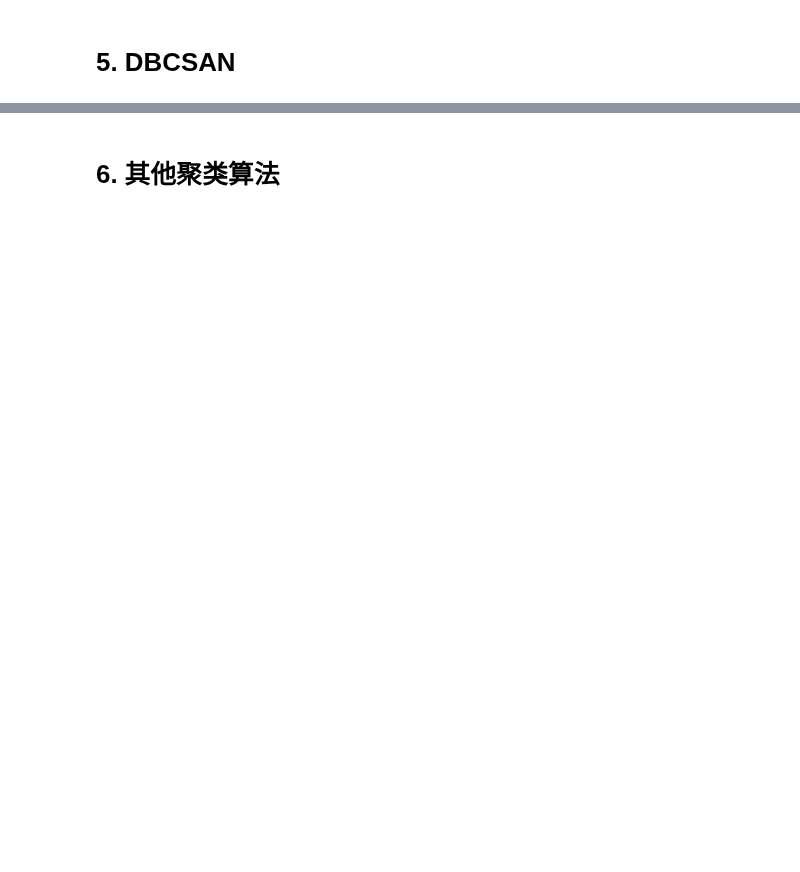
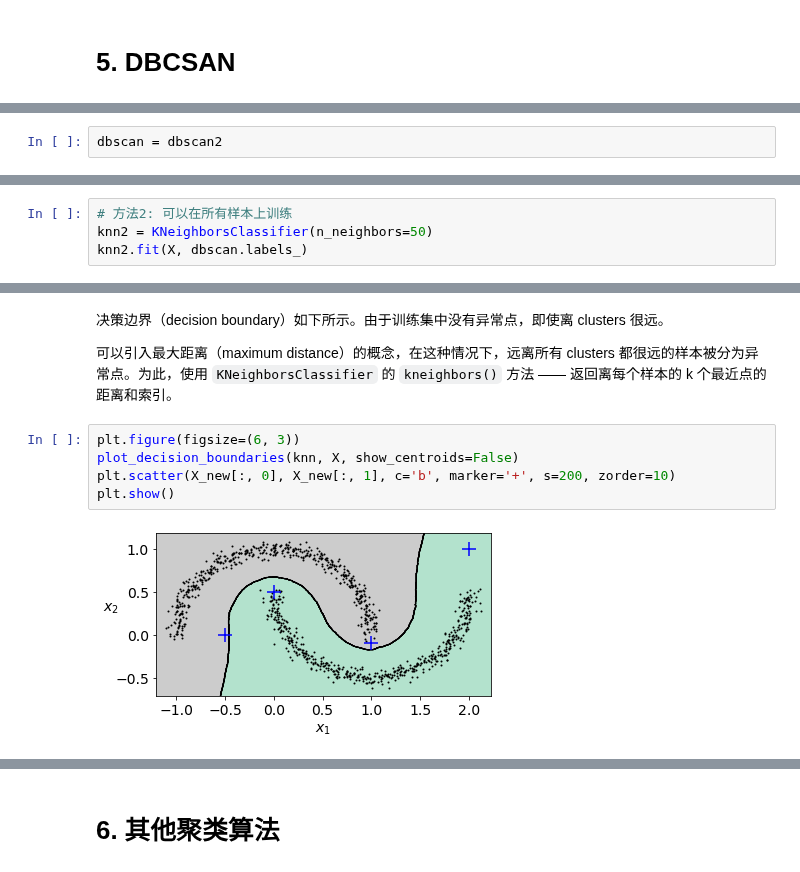
Before and after one commit to libingallin/handson_ml_2nd, a Jupyter notebook: chap09_unsupervised_learning/chap09_01_clustering.ipynb, the cells around one changed output, grey strips where cells are left out. Drawn from its saved outputs; the diff is of its cells as text; blank space fills up the shorter version.

```diff
--- a/chap09_unsupervised_learning/chap09_01_clustering.ipynb
+++ b/chap09_unsupervised_learning/chap09_01_clustering.ipynb
@@ -1294,0 +1430,2 @@ np.mean(y_train_partially_propagated == y_train[partially_propagated])
+# %%
+dbscan = dbscan2
@@ -1294,0 +1457,4 @@ np.mean(y_train_partially_propagated == y_train[partially_propagated])
+# %%
+# 方法2: 可以在所有样本上训练
+knn2 = KNeighborsClassifier(n_neighbors=50)
+knn2.fit(X, dbscan.labels_)
@@ -1294,0 +1489,11 @@ np.mean(y_train_partially_propagated == y_train[partially_propagated])
+# %% [markdown]
+决策边界（decision boundary）如下所示。由于训练集中没有异常点，即使离 clusters 很远。
+
+可以引入最大距离（maximum distance）的概念，在这种情况下，远离所有 clusters 都很远的样本被分为异常点。为此，使用 `KNeighborsClassifier` 的 `kneighbors()` 方法 —— 返回离每个样本的 k 个最近点的距离和索引。
+# %%
+plt.figure(figsize=(6, 3))
+plot_decision_boundaries(knn, X, show_centroids=False)
+plt.scatter(X_new[:, 0], X_new[:, 1], c='b', marker='+', s=200, zorder=10)
+plt.show()
+# %% [output]
+[figure, added]
```
Also changed, not shown: parts of 48 cells of this notebook.
